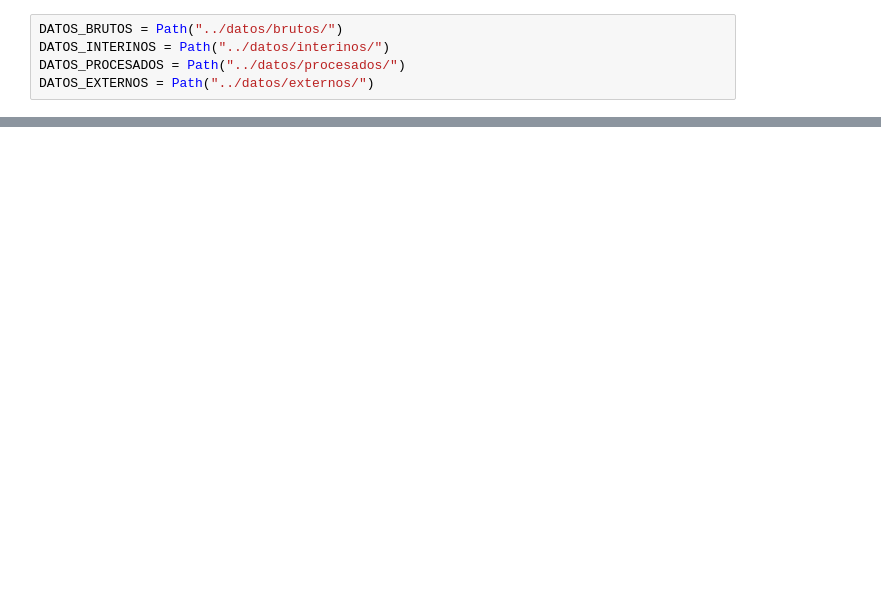
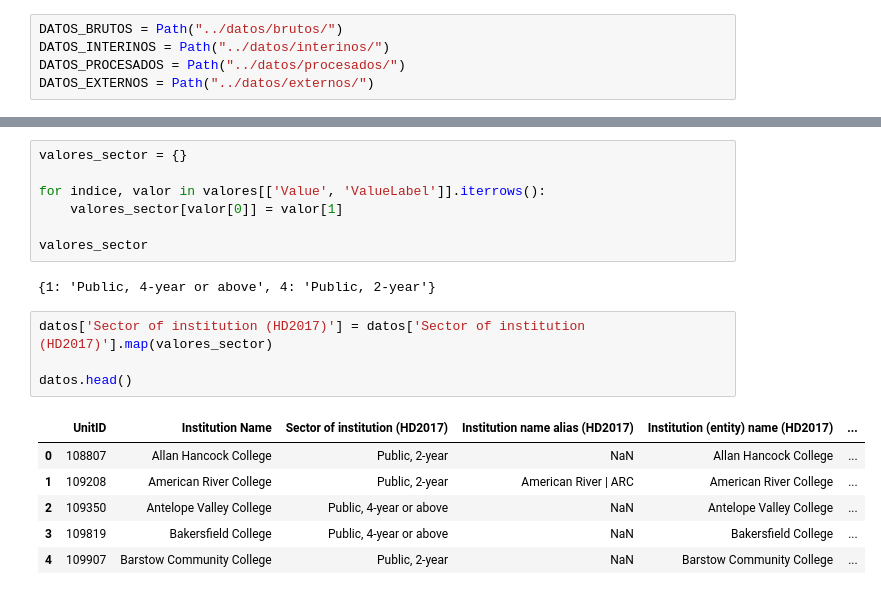
Before and after one commit to chekos/voila-isocronos-heroku, a Jupyter notebook: notebooks/00_DataPrep.ipynb, the cells around one changed output, grey strips where cells are left out. Cells and saved outputs as stored; diff of their text form; blank space fills up the shorter version.

```diff
--- a/notebooks/00_DataPrep.ipynb
+++ b/notebooks/00_DataPrep.ipynb
@@ -39,0 +73,20 @@ data = pd.read_
+# %%
+valores_sector = {}
+
+for indice, valor in valores[['Value', 'ValueLabel']].iterrows():
+    valores_sector[valor[0]] = valor[1]
+
+valores_sector
+# %% [output]
+{1: 'Public, 4-year or above', 4: 'Public, 2-year'}
+# %%
+datos['Sector of institution (HD2017)'] = datos['Sector of institution (HD2017)'].map(valores_sector)
+
+datos.head()
+# %% [output]
+|  | UnitID | Institution Name | Sector of institution (HD2017) | Institution name alias (HD2017) | Institution (entity) name (HD2017) | ... |
+| 0 | 108807 | Allan Hancock College | Public, 2-year | NaN | Allan Hancock College | ... |
+| 1 | 109208 | American River College | Public, 2-year | American River | ARC | American River College | ... |
+| 2 | 109350 | Antelope Valley College | Public, 4-year or above | NaN | Antelope Valley College | ... |
+| 3 | 109819 | Bakersfield College | Public, 4-year or above | NaN | Bakersfield College | ... |
+| 4 | 109907 | Barstow Community College | Public, 2-year | NaN | Barstow Community College | ... |
```
Also changed, not shown: parts of 33 cells of this notebook, 5 other files.
